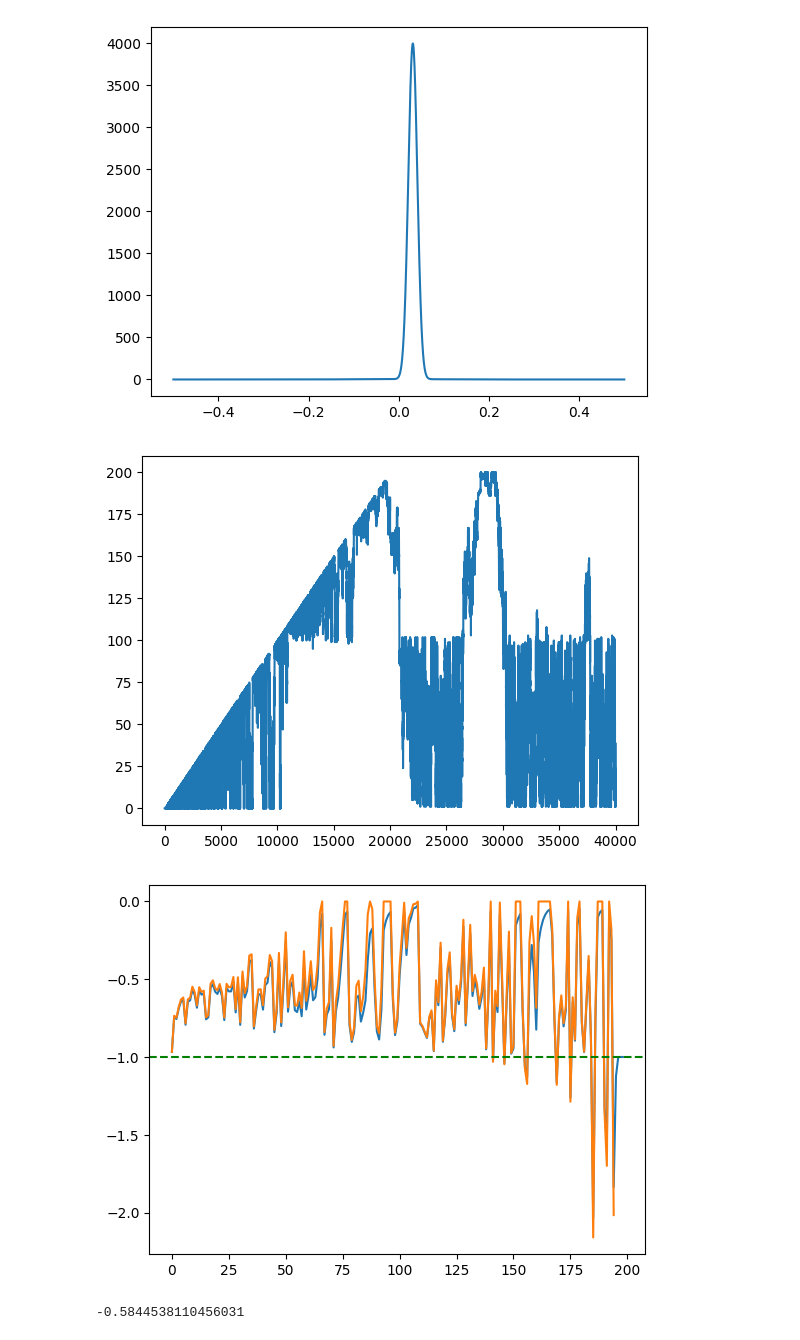
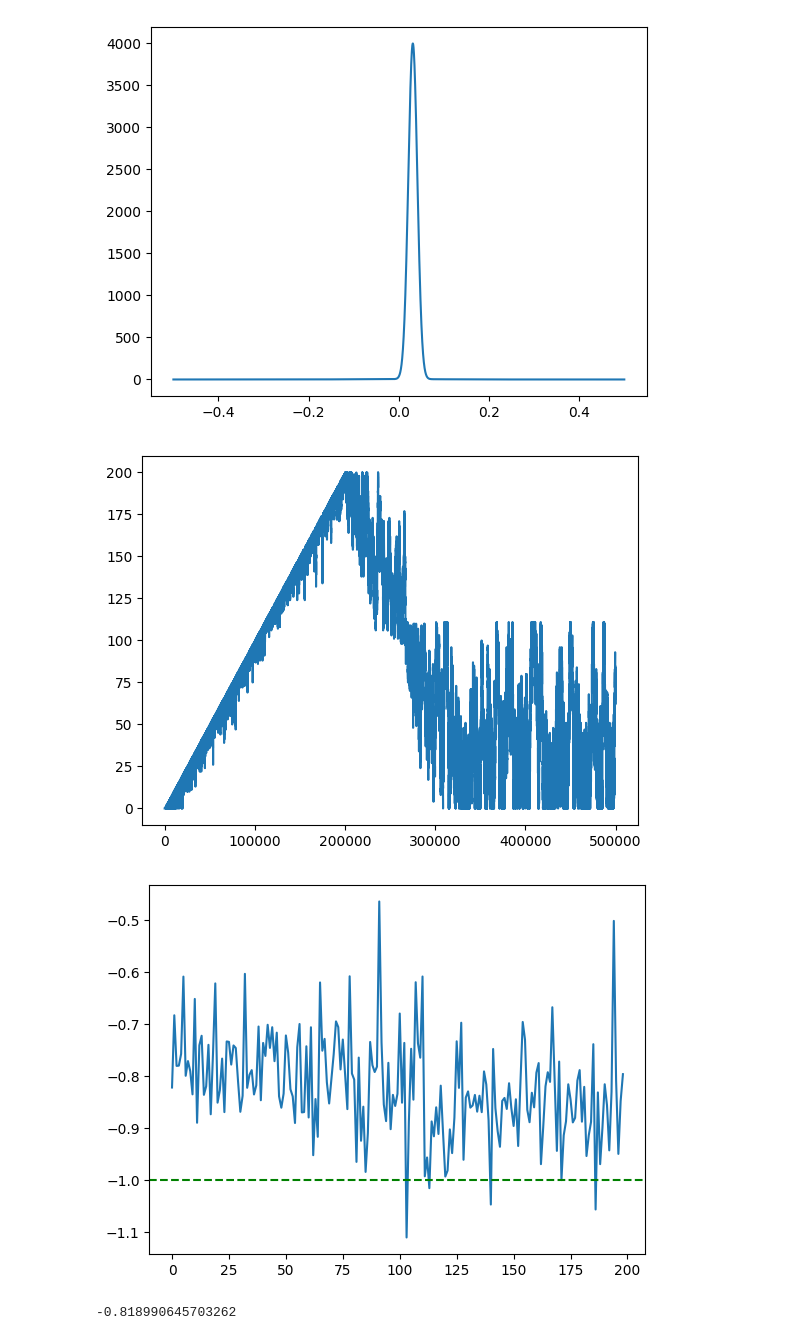
Before and after one commit to thomas-egg/nested_sampling, a Jupyter notebook: examples/spike_slab/sandbox.ipynb, the cells around one changed output. Drawn from its saved outputs; the diff is of its cells as text; code cells hidden in the pictures.

```diff
--- a/examples/spike_slab/sandbox.ipynb
+++ b/examples/spike_slab/sandbox.ipynb
@@ -39,26 +39,24 @@ plt.show()
 # %%
 chain, levels, js = spike_and_slab.main()
 # %%
-y = js[::100]
+y = js
 x = range(len(y))
 plt.plot(x, y)
 plt.show()
 # %% [output]
-[figure, old version]
+[figure, new version]
 # %%
 list_levels = [levels.get_level(i) for i in range(levels.max_J)]
 Xs = np.array([level.get_log_X for level in list_levels])
 y = Xs[1:] - Xs[:-1]
-y_prime = [np.log(levels.get_level(i).exceeds / levels.get_level(i).visits_x_adj) for i in range(len(list_levels))]
 x = range(len(y))
 plt.plot(x, y)
-plt.plot(y_prime)
 plt.axhline(y=-1.0,linestyle='--', color='green')
 plt.show()
 print(np.mean(y))
 # %% [output]
-[figure, old version]
+[figure, new version]
--0.5844538110456031
+-0.818990645703262
 # %%
 plt.scatter(np.arange(len(Xs)), Xs)
 # %% [output]
```
Also changed, not shown: parts of 8 cells of this notebook, 5 other files.
